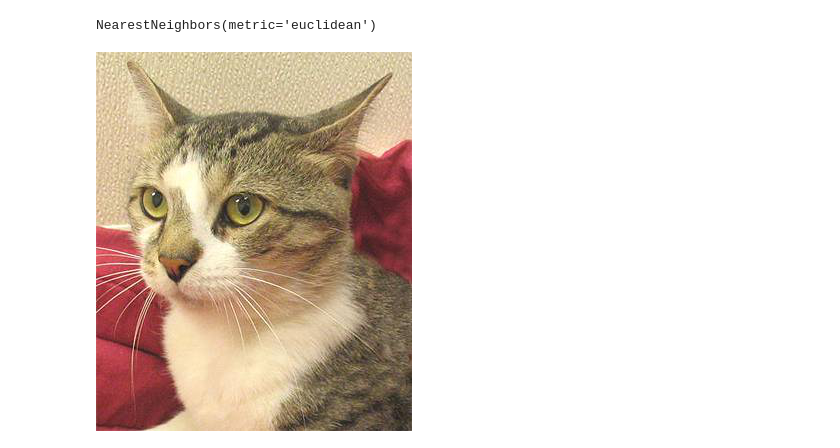
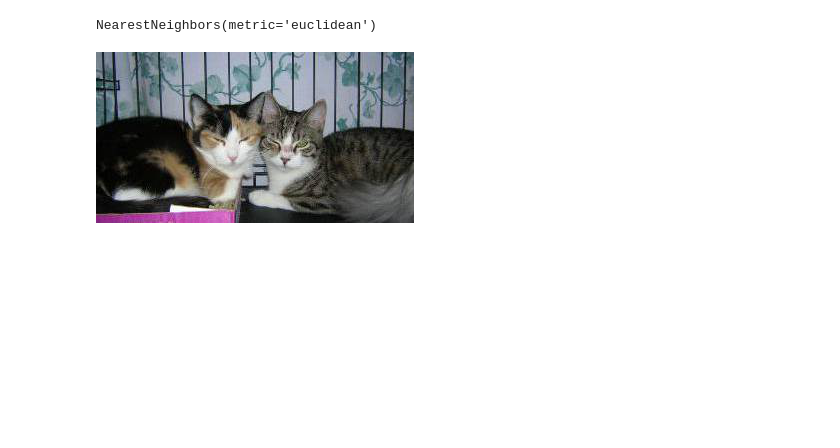
Before and after one commit to senior-sigan/omsu_computer_vision, a Jupyter notebook: image_search.ipynb, the cells around one changed output. Drawn from its saved outputs; the diff is of its cells as text; code cells hidden in the pictures; blank space fills up the shorter version.

```diff
--- a/image_search.ipynb
+++ b/image_search.ipynb
@@ -239,10 +202,10 @@ nn.fit(X)
 # %% [output]
 NearestNeighbors(metric='euclidean')
 # %%
-i = 50
+i = 42
 Image.open(os.path.join('train', files[i]))
 # %% [output]
-[figure, old version]
+[figure, new version]
 # %%
 from IPython.display import Image as ImageD
 from IPython.display import display
```
Also changed, not shown: parts of 7 cells of this notebook, 1 other file.
